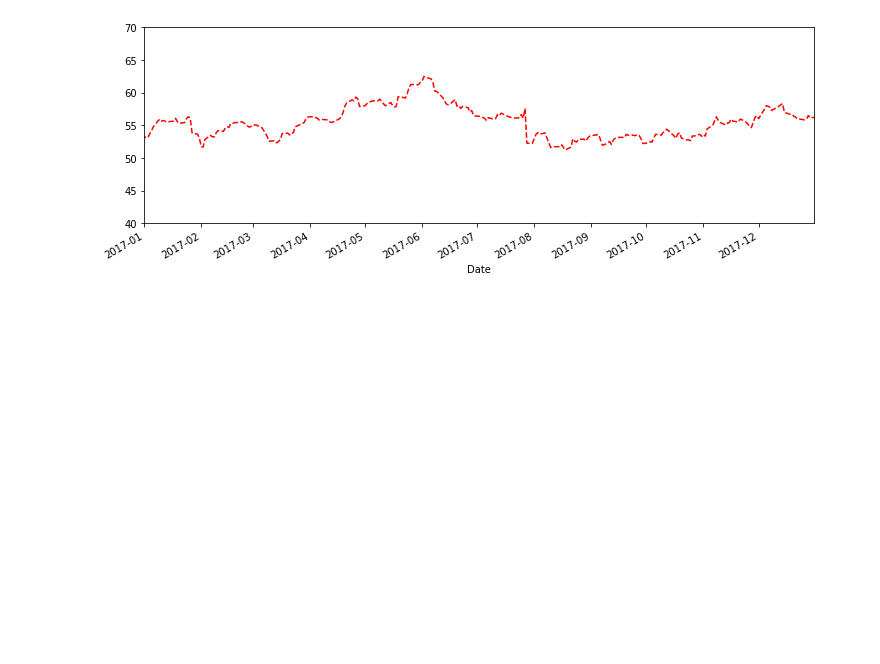
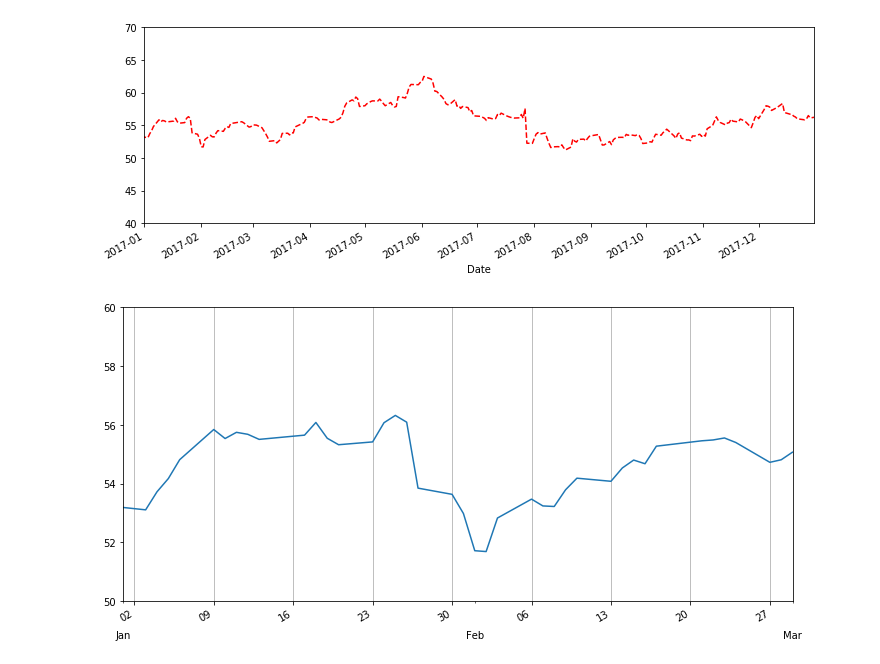
Before and after one commit to christianthieme/Python-for-Time-Series-Data-Analysis, a Jupyter notebook: Pandas for Time Series Analysis.ipynb, the cells around one changed output. Drawn from its saved outputs; the diff is of its cells as text; code cells hidden in the pictures; blank space fills up the shorter version.

Commit message:
finished time series visualization
finished time series visualization

```diff
--- a/Pandas for Time Series Analysis.ipynb
+++ b/Pandas for Time Series Analysis.ipynb
@@ -302,0 +302,17 @@ df['Close'].plot(figsize=(12,4), xlim = ['2017-01-01','2017-12-31'], ylim = [40,
+# %%
+#adjusting x-ticks so that it uses weekday locators 0 instead of first of month
+ax = df['Close'].plot(xlim = ['2017-01-01','2017-03-01'], ylim = [50,60], figsize = (12,6))
+ax.set(xlabel = '')
+ax.xaxis.set_major_locator(dates.WeekdayLocator(byweekday = 0))
+#you can adjust how th emonths look too
+ax.xaxis.set_major_formatter(dates.DateFormatter('%d'))
+
+#building a sub-axis
+ax.xaxis.set_minor_locator(dates.MonthLocator())
+#you can use
+#\n\n to put sub on new lines
+ax.xaxis.set_minor_formatter(dates.DateFormatter('\n\n%b'))
+
+ax.xaxis.grid(True)
+# %% [output]
+[figure, added]
```
Also changed, not shown: parts of 2 cells of this notebook.
